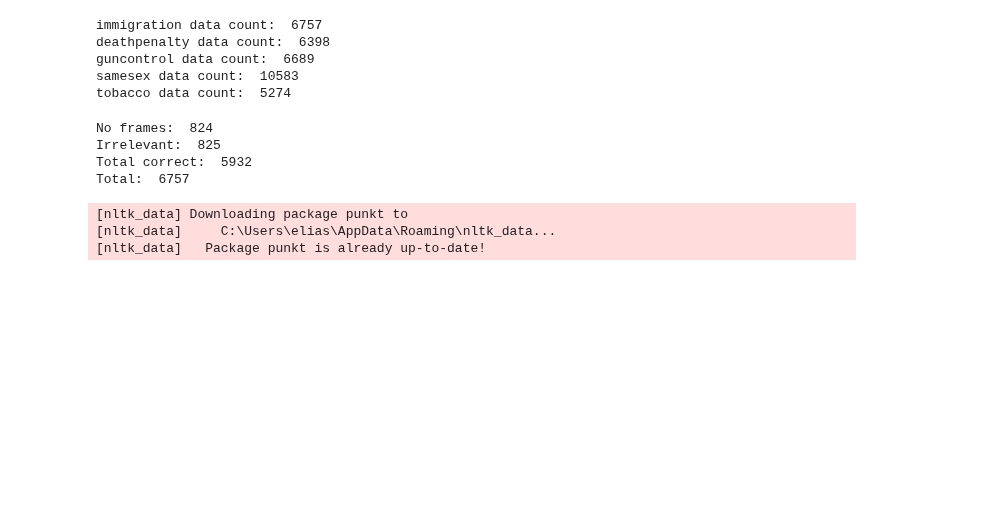
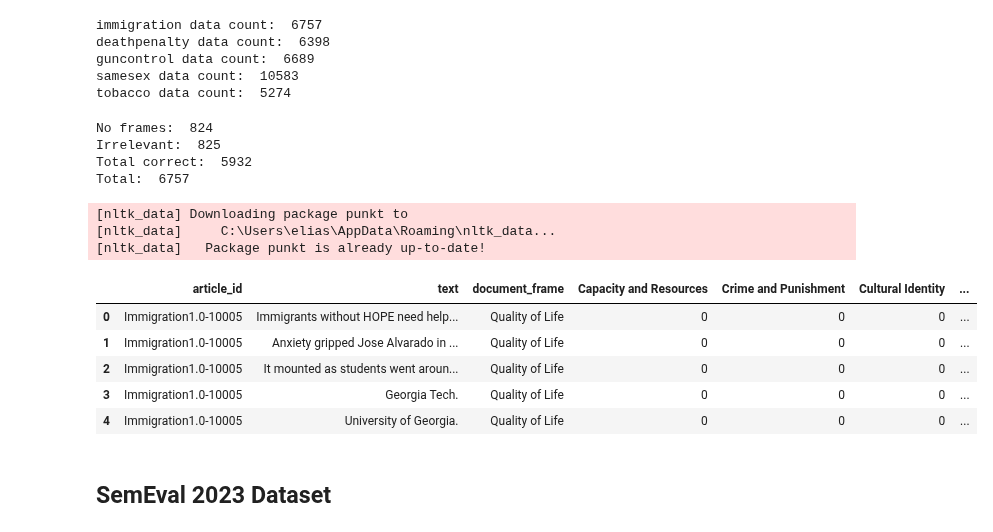
Before and after one commit to elianderlohr/muse-dlf, a Jupyter notebook: notebooks/prepare/prepare-dataset.ipynb, the cells around one changed output. Saved outputs shown, nothing was run; the diff lists cells and outputs as text; code cells hidden in the pictures; blank space fills up the shorter version.

Commit message:
feat: add dataset prepare notebook (semeval)

```diff
--- a/notebooks/prepare/prepare-dataset.ipynb
+++ b/notebooks/prepare/prepare-dataset.ipynb
@@ -192,3 +192,15 @@ df = split_sentences_in_df(imm_df)
 # %%
 # save df to ../data/mfc/immigration_labeled_preprocessed.json
 df.to_json("../../data/mfc/immigration_labeled_preprocessed.json")
+# %%
+# read labeled data
+pd.read_json("../../data/mfc/immigration_labeled_preprocessed.json").head()
+# %% [output]
+|  | article_id | text | document_frame | Capacity and Resources | Crime and Punishment | Cultural Identity | ... |
+| 0 | Immigration1.0-10005 | Immigrants without HOPE need help... | Quality of Life | 0 | 0 | 0 | ... |
+| 1 | Immigration1.0-10005 | Anxiety gripped Jose Alvarado in ... | Quality of Life | 0 | 0 | 0 | ... |
+| 2 | Immigration1.0-10005 | It mounted as students went aroun... | Quality of Life | 0 | 0 | 0 | ... |
+| 3 | Immigration1.0-10005 | Georgia Tech. | Quality of Life | 0 | 0 | 0 | ... |
+| 4 | Immigration1.0-10005 | University of Georgia. | Quality of Life | 0 | 0 | 0 | ... |
+# %% [markdown]
+## SemEval 2023 Dataset
```
Also changed, not shown: parts of 11 cells of this notebook.
